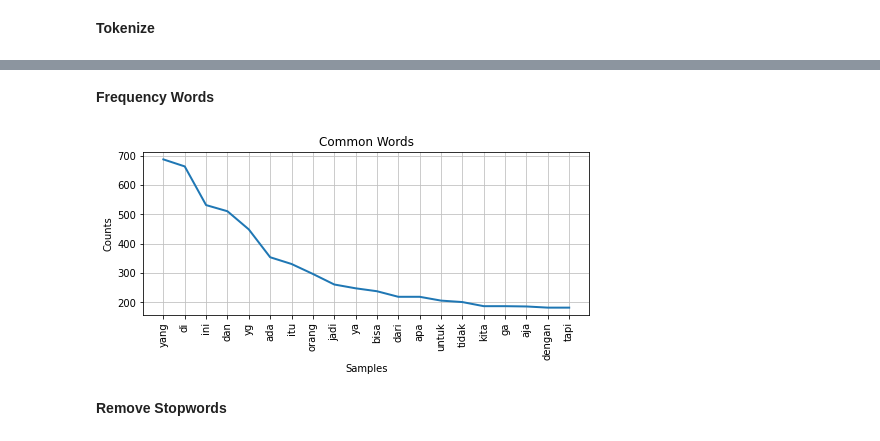
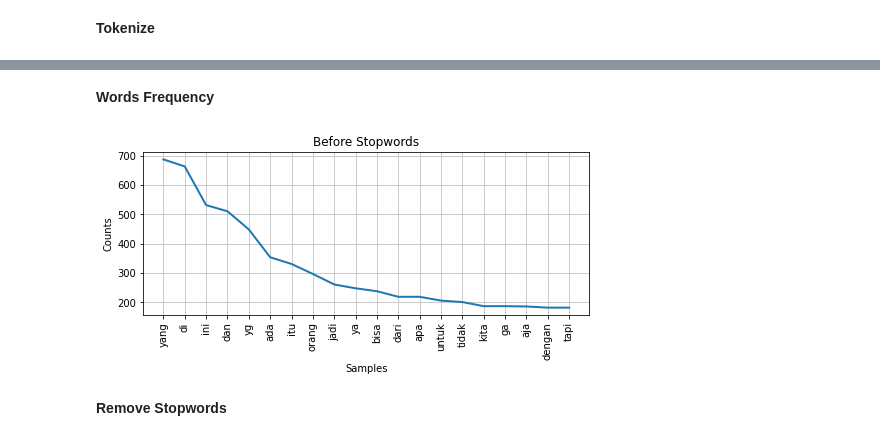
Before and after one commit to farhanalfaa/twitter-sentiment-analysis, a Jupyter notebook: program/[Part_2]_Exploratory_Data_Analysis.ipynb, the cells around one changed output, grey strips where cells are left out. Drawn from its saved outputs; the diff is of its cells as text; code cells hidden in the pictures.

```diff
--- a/program/[Part_2]_Exploratory_Data_Analysis.ipynb
+++ b/program/[Part_2]_Exploratory_Data_Analysis.ipynb
@@ -218,7 +223,7 @@ new_df.head()
 | 3 | Kayaknya Dokdes @ryuhasan pernah ... | 0 | Kayaknya Dokdes pernah bikin thre... | Kayaknya Dokdes pernah bikin thre... | Kayaknya Dokdes pernah bikin thre... | kayaknya dokdes pernah bikin thre... | kayak dokdes pernah bikin thread ... | [kayak, dokdes, pernah, bikin, th... |
 | 4 | Aku milih NASI MATERAIhttps://twi... | 0 | Aku milih NASI MATERAI … | Aku milih NASI MATERAI … | Aku milih NASI MATERAI … | aku milih nasi materai … | aku milih nasi materai | [aku, milih, nasi, materai] |
 # %% [markdown]
-**Frequency Words**
+**Words Frequency**
 # %%
 from nltk.probability import FreqDist
 
@@ -227,15 +232,15 @@ for sublist in token_list:
     for item in sublist:
         result.append(item)
 # %%
-commons_word = nltk.FreqDist(result)
+before_stopwords = nltk.FreqDist(result)
 # %%
 fig, ax = plt.subplots(figsize=(8,3))
 
-commons_word.plot(20,cumulative=False, title='Common Words')
+before_stopwords.plot(20,cumulative=False, title='Before Stopwords')
 
 plt.show()
 # %% [output]
-[figure, old version]
+[figure, new version]
 # %% [markdown]
 **Remove Stopwords**
 # %%
```
Also changed, not shown: parts of 22 cells of this notebook.
